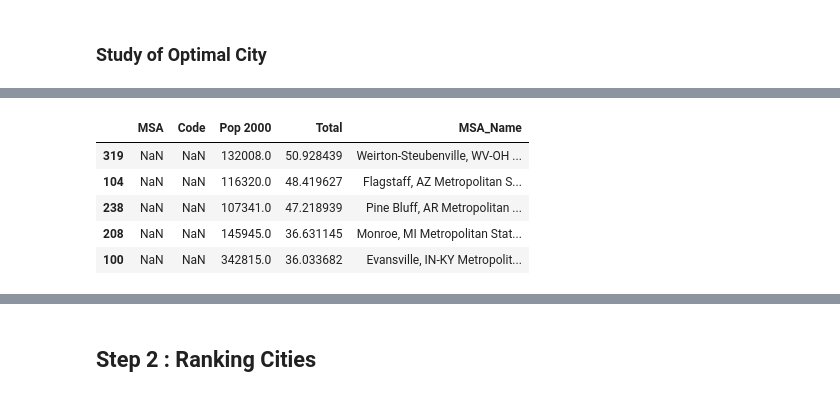
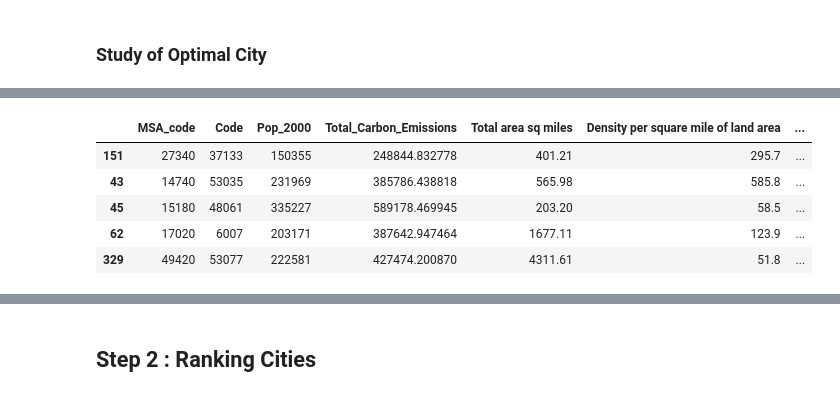
Before and after one commit to esanzglez/Study_of_Optimal_City, a Jupyter notebook: Analysis+Cities_ultimo_.ipynb, the cells around one changed output, grey strips where cells are left out. Cells and saved outputs as stored; diff of their text form; code cells hidden in the pictures.

```diff
--- a/Analysis+Cities_ultimo_.ipynb
+++ b/Analysis+Cities_ultimo_.ipynb
@@ -91,0 +65,3 @@ MSA_red = MSA_total [MSA_total['Pop 2000']>100000]
+# %%
+MSA_total.columns = [u'MSA_code', u'Code', u'Pop_2000', u'Total_Carbon_Emissions',u'Total area sq miles',
+                       u'Density per square mile of land area',u'MSA_Name']
@@ -92,2 +114,4 @@ MSA_red = MSA_total [MSA_total['Pop 2000']>100000]
+# %%
+MSA_red = MSA_total [MSA_total['Pop_2000']>100000]
 # %%
 # normalizar
@@ -113,0 +118,3 @@ MSA_ascend_red = MSA_ascend [[ u'MSA', u'Code', u'Pop 2000', u'Total',u'MSA_Name
+# %%
+MSA_red['Normalized_Total_Carbon_Emissions'] = MSA_red['Total_Carbon_Emissions']/MSA_red['Pop_2000']
+MSA_red.head(2)
@@ -114,9 +130,11 @@ MSA_ascend_red = MSA_ascend [[ u'MSA', u'Code', u'Pop 2000', u'Total',u'MSA_Name
+# %%
+MSA_Normalized_sorted = MSA_red.sort_values('Normalized_Total_Carbon_Emissions')
 # %%
-MSA_ascend_red.head()
+MSA_Normalized_sorted.head()
 # %% [output]
-|  | MSA | Code | Pop 2000 | Total | MSA_Name |
-| 319 | NaN | NaN | 132008.0 | 50.928439 | Weirton-Steubenville, WV-OH ... |
-| 104 | NaN | NaN | 116320.0 | 48.419627 | Flagstaff, AZ Metropolitan S... |
-| 238 | NaN | NaN | 107341.0 | 47.218939 | Pine Bluff, AR Metropolitan ... |
-| 208 | NaN | NaN | 145945.0 | 36.631145 | Monroe, MI Metropolitan Stat... |
-| 100 | NaN | NaN | 342815.0 | 36.033682 | Evansville, IN-KY Metropolit... |
+|  | MSA_code | Code | Pop_2000 | Total_Carbon_Emissions | Total area sq miles | Density per square mile of land area | ... |
+| 151 | 27340 | 37133 | 150355 | 248844.832778 | 401.21 | 295.7 | ... |
+| 43 | 14740 | 53035 | 231969 | 385786.438818 | 565.98 | 585.8 | ... |
+| 45 | 15180 | 48061 | 335227 | 589178.469945 | 203.20 | 58.5 | ... |
+| 62 | 17020 | 6007 | 203171 | 387642.947464 | 1677.11 | 123.9 | ... |
+| 329 | 49420 | 53077 | 222581 | 427474.200870 | 4311.61 | 51.8 | ... |
```
Also changed, not shown: parts of 91 cells of this notebook.
